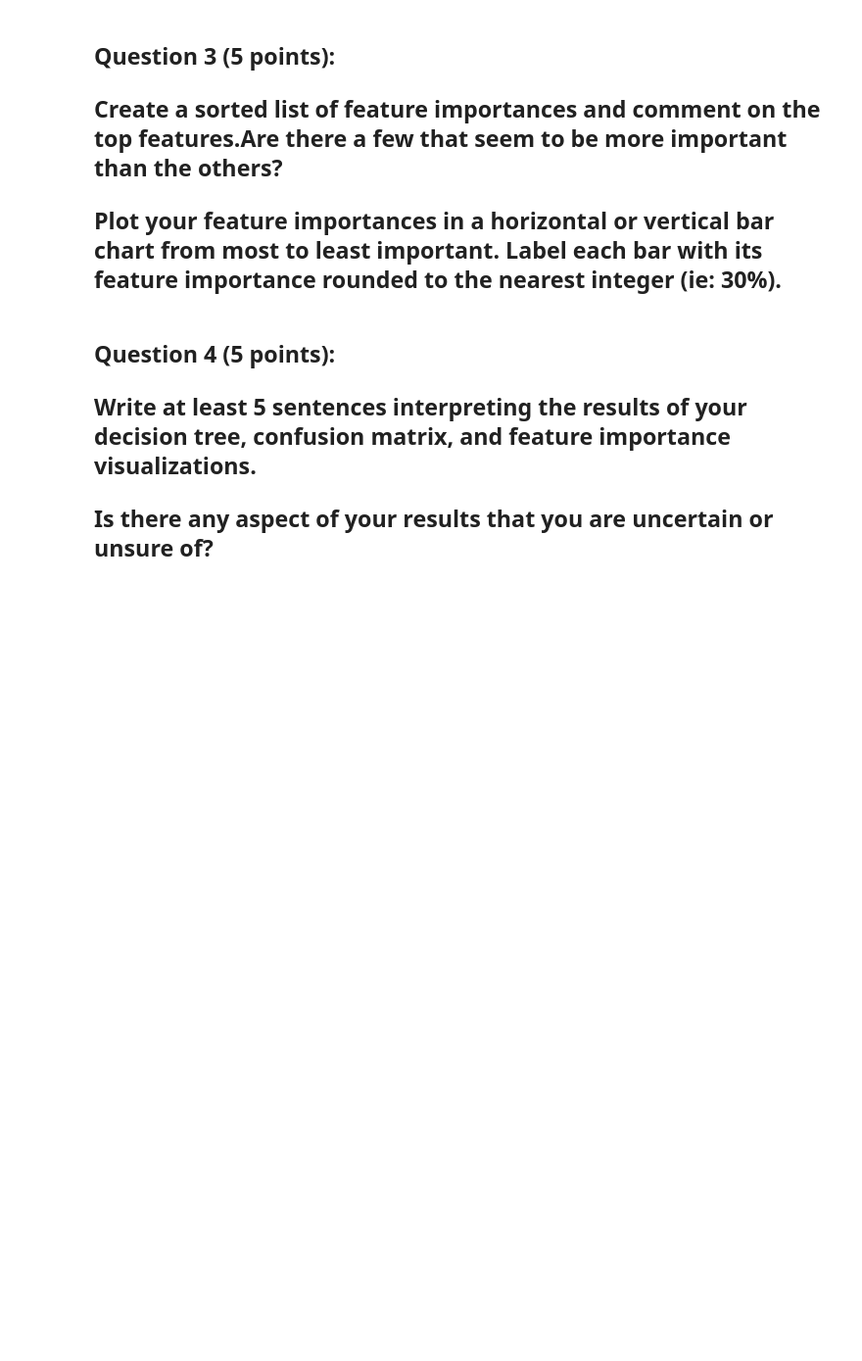
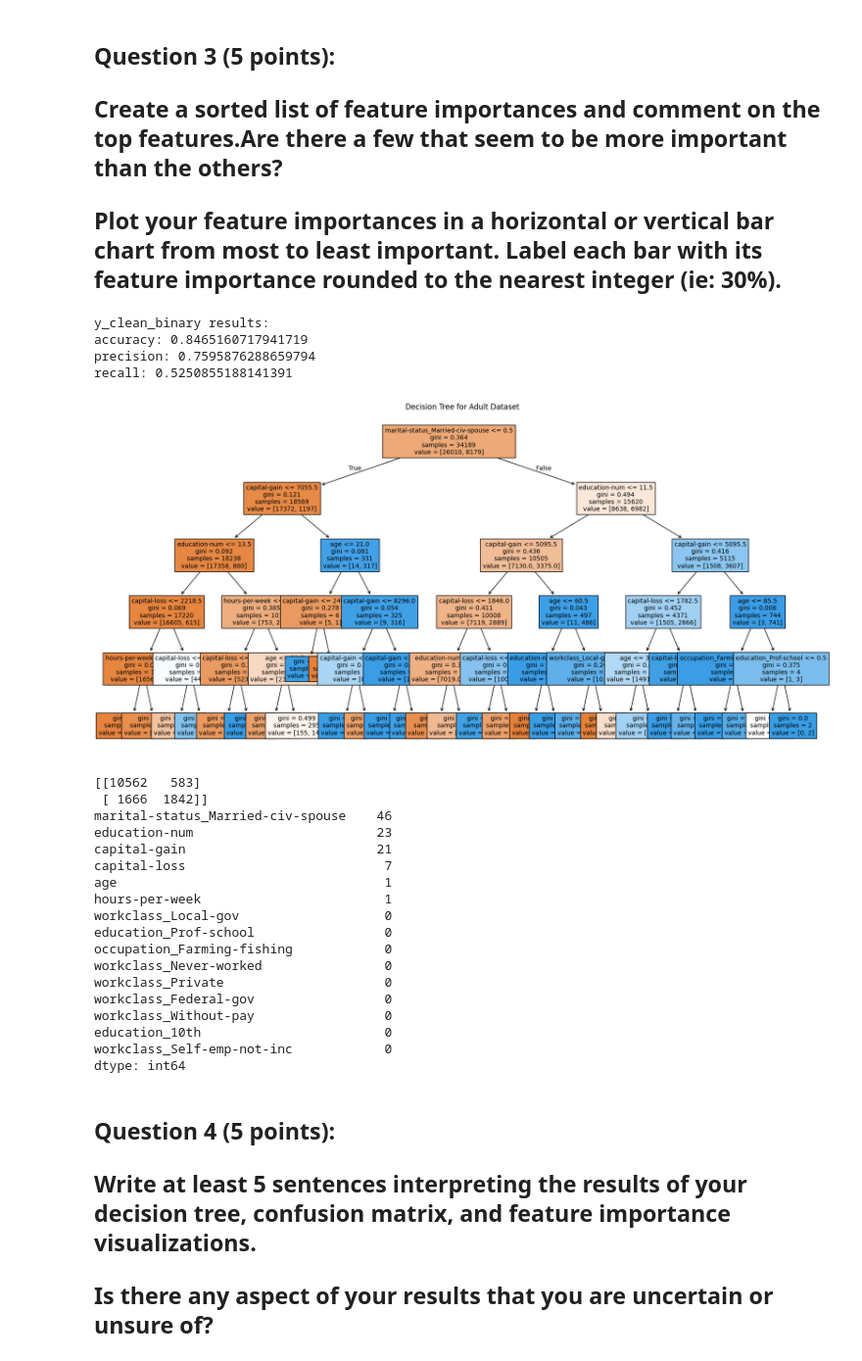
Before and after one commit to aaditiparabs/DS-3001, a Jupyter notebook: labs/Lab_3_Decision_Trees_and_Random_Forests.ipynb, the cells around one changed output. Shown at 98% size. Saved outputs shown, nothing was run; the diff lists cells and outputs as text; code cells hidden in the pictures; blank space fills up the shorter version.

```diff
--- a/labs/Lab_3_Decision_Trees_and_Random_Forests.ipynb
+++ b/labs/Lab_3_Decision_Trees_and_Random_Forests.ipynb
@@ -287,6 +305,80 @@ tree_fun(X_clean,y_clean_binary)
 ## Create a sorted list of feature importances and comment on the top features.Are there a few that seem to be more important than the others?
 
 ## Plot your feature importances in a horizontal or vertical bar chart from most to least important. Label each bar with its feature importance rounded to the nearest integer (ie: 30%).
+# %%
+def tree_fun(X,y):
+    #train test split
+    X_train, X_test, y_train, y_test = train_test_split(X, y, test_size=0.3, random_state=3001)
+
+    #vanilla decision tree model
+    treemodel=DecisionTreeClassifier(random_state=3001, max_depth=5)
+    treemodel.fit(X_train, y_train)
+    y_pred = treemodel.predict(X_test)
+
+    #need to set pos labels correctly based on binary or string
+    unique_labels = y_test.unique()
+    if y_test.dtype == 'O':
+        pos = 'Above or Equal'
+    else:
+        pos = 1
+
+    #get/print metrics
+    acc = accuracy_score(y_test, y_pred)
+    prec = precision_score(y_test, y_pred, average='binary', pos_label=pos)
+    rec = recall_score(y_test, y_pred, average='binary',pos_label=pos)
+
+    print("accuracy: "+str(acc))
+    print("precision: "+str(prec))
+    print("recall: "+str(rec))
+
+    ##adding in visualization of the tree
+    plt.figure(figsize=(20,10))
+    plot_tree(treemodel, filled=True, feature_names=X_clean.columns, fontsize=10)
+    plt.title('Decision Tree for Adult Dataset')
+    plt.show()
+
+    ##confusion matrix
+    cm=sklearn.metrics.confusion_matrix(y_test, y_pred, sample_weight=None, normalize=None)
+    print(cm)
+
+
+    #making a list of important features
+    importances = pd.Series(treemodel.feature_importances_, index=X.columns)
+    importances = importances.sort_values(ascending=False)
+
+    importances_percent = (importances * 100).round(0).astype(int)
+    top_importances = importances_percent.head(10)
+    print(top_importances)
+
+
+
+
+print('y_clean_binary results:')
+tree_fun(X_clean,y_clean_binary)
+# %% [output]
+y_clean_binary results:
+accuracy: 0.8465160717941719
+precision: 0.7595876288659794
+recall: 0.5250855188141391
+[figure, added]
+[[10562   583]
+ [ 1666  1842]]
+marital-status_Married-civ-spouse    46
+education-num                        23
+capital-gain                         21
+capital-loss                          7
+age                                   1
+hours-per-week                        1
+workclass_Local-gov                   0
+education_Prof-school                 0
+occupation_Farming-fishing            0
+workclass_Never-worked                0
+workclass_Private                     0
+workclass_Federal-gov                 0
+workclass_Without-pay                 0
+education_10th                        0
+workclass_Self-emp-not-inc            0
+dtype: int64
 # %% [markdown]
 ## **Question 4 (5 points):**
 ## Write at least 5 sentences interpreting the results of your decision tree, confusion matrix, and feature importance visualizations.
```
Also changed, not shown: parts of 1 cell of this notebook.
